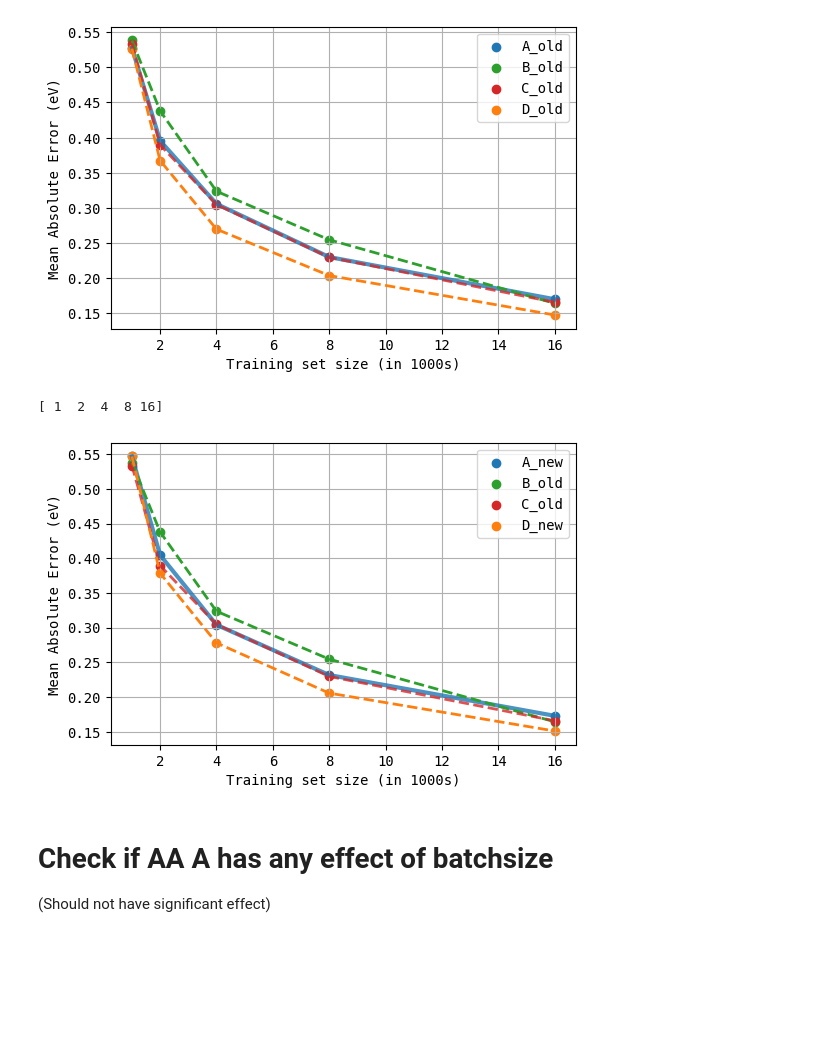
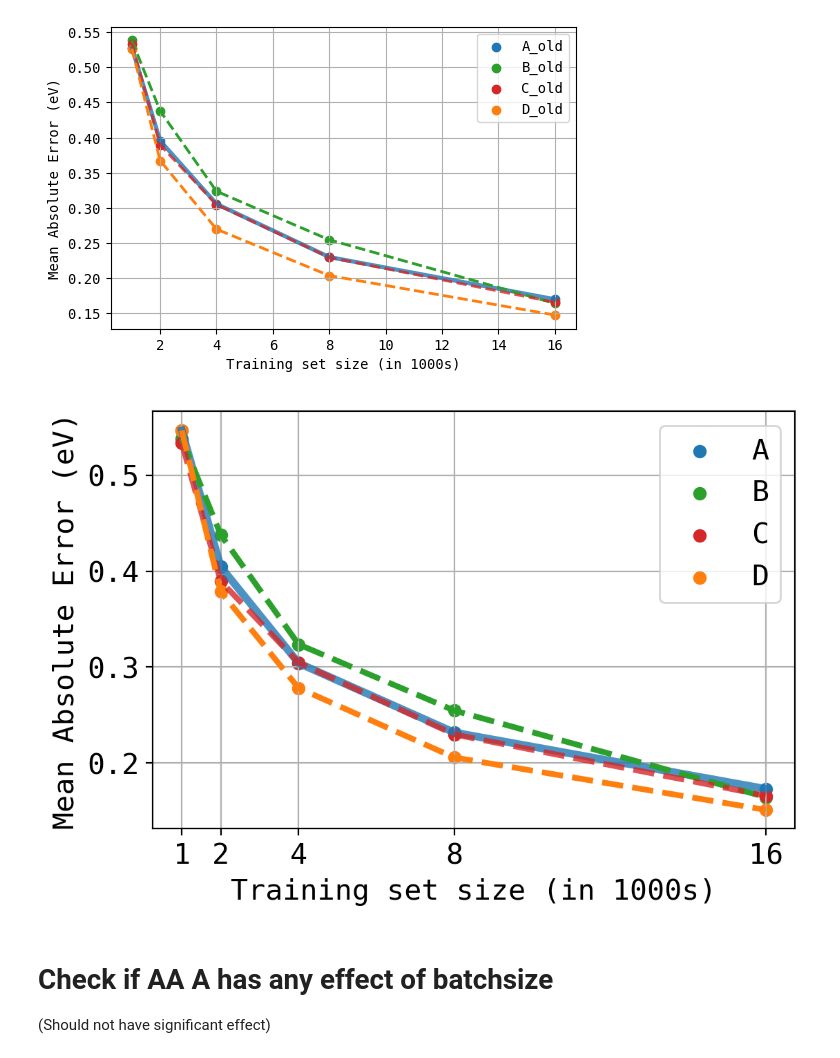
Before and after one commit to kunalghosh/Multi_Fidelity_Prediction_GP, a Jupyter notebook: mfgp/task1_new/puhti_runs/MakePlots.ipynb, the cells around one changed output. Cells and saved outputs as stored; diff of their text form; code cells hidden in the pictures; blank space fills up the shorter version.

```diff
--- a/mfgp/task1_new/puhti_runs/MakePlots.ipynb
+++ b/mfgp/task1_new/puhti_runs/MakePlots.ipynb
@@ -509,15 +537,16 @@ def plot_abcd(lop,lol):
     lop: list of paths (as strings)
     lol: list of labels to be displayed on the plot
     """
-    a = pd.read_csv(lop[0]); a = a[:-1]
+    a = pd.read_csv(lop[0])# ; a = a[:-1]
     b = pd.read_csv(lop[1])
     c = pd.read_csv(lop[2])
-    d = pd.read_csv(lop[3]); d = d[:-1]
+    d = pd.read_csv(lop[3])# ; d = d[:-1]
 
-    set_mpl_params_meeting(matplotlib)
+    # set_mpl_params_meeting(matplotlib)
+    set_mpl_params(matplotlib)
     labs, labels = get_labels()
 
-    lines = {"linewidth": 3}
+    lines = {"linewidth": 4}
     matplotlib.rc('lines', **lines)
 
     a.mean_vals = np.nan_to_num(a.mean_vals.to_numpy(), nan=0)
@@ -525,43 +554,42 @@ def plot_abcd(lop,lol):
     # a_x = a.batch_size.to_numpy() // 1000
     plt.plot(a_x, a.mean_vals, color="tab:blue", alpha=0.8)
     plt.scatter(a_x, a.mean_vals, color="tab:blue", label=lol[0])
 
-    lines = {"linewidth": 2}
+    lines = {"linewidth": 3}
     matplotlib.rc('lines', **lines)
 
     b_x = b.batch_size.to_numpy() // 1000
     plt.plot(b_x, b.mean_vals.to_numpy(), "--", color="tab:green")
     plt.scatter(b_x, b.mean_vals.to_numpy(), color="tab:green", label=lol[1])
 
     c_x = c.batch_size.to_numpy() // 1000
     plt.plot(c_x, c.mean_vals.to_numpy(), "--", color="tab:red", alpha=0.8)
     plt.scatter(c_x, c.mean_vals.to_numpy(), color="tab:red", label=lol[2])
 
     d.mean_vals = np.nan_to_num(d.mean_vals.to_numpy(), nan=0)
     d_x = np.cumsum(d.batch_size.to_numpy() // 1000)
     # d_x = d.batch_size.to_numpy() // 1000
     plt.plot(d_x, d.mean_vals, "--", color="tab:orange")
     plt.scatter(d_x, d.mean_vals, color="tab:orange", label=lol[3])
 
     xticks = np.sort(np.unique(np.concatenate([a_x, b_x, c_x, d_x])))
-    print(xticks)
     plt.xticks(xticks)
-    plt.xscale("linear")
+    #plt.xscale("linear")
     plt.legend()
     plt.xlabel("Training set size (in 1000s)")
     plt.ylabel("Mean Absolute Error (eV)")
     plt.grid()
 
-list_of_paths = ["csv_files/Active_learning_results - AA_A_EXP.csv",
-                 "csv_files/Active_learning_results - AA_B_EXP_old.csv",
-                 "csv_files/Active_learning_results - AA_C_EXP_old.csv",
-                 "csv_files/Active_learning_results - AA_D_EXP.csv"]
-list_of_labels = ["A_new","B_old","C_old","D_new"]
+list_of_paths = ["csv_files/old_csvs/Active_learning_results - AA_A_EXP.csv",
+                 "csv_files/old_csvs/Active_learning_results - AA_B_EXP_old.csv",
+                 "csv_files/old_csvs/Active_learning_results - AA_C_EXP_old.csv",
+                 "csv_files/old_csvs/Active_learning_results - AA_D_EXP.csv"]
+# list_of_labels = ["A_new","B_old","C_old","D_new"]
+list_of_labels = ["A","B","C","D"]
 
 plot_abcd(list_of_paths, list_of_labels)
 # %% [output]
-[ 1  2  4  8 16]
-[figure, old version]
+[figure, new version]
 # %% [markdown]
 # Check if AA A has any effect of batchsize
 (Should not have significant effect)
```
Also changed, not shown: parts of 10 cells of this notebook, 22 other files.
